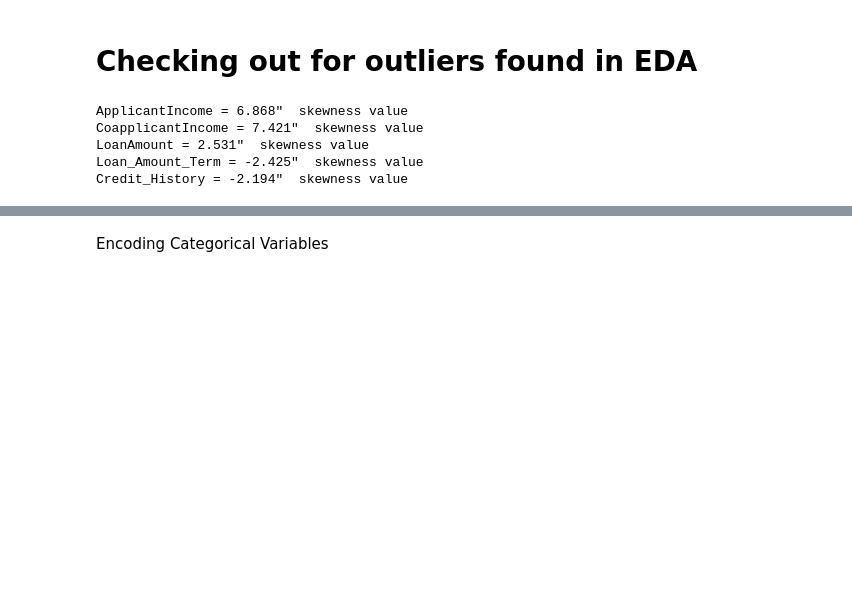
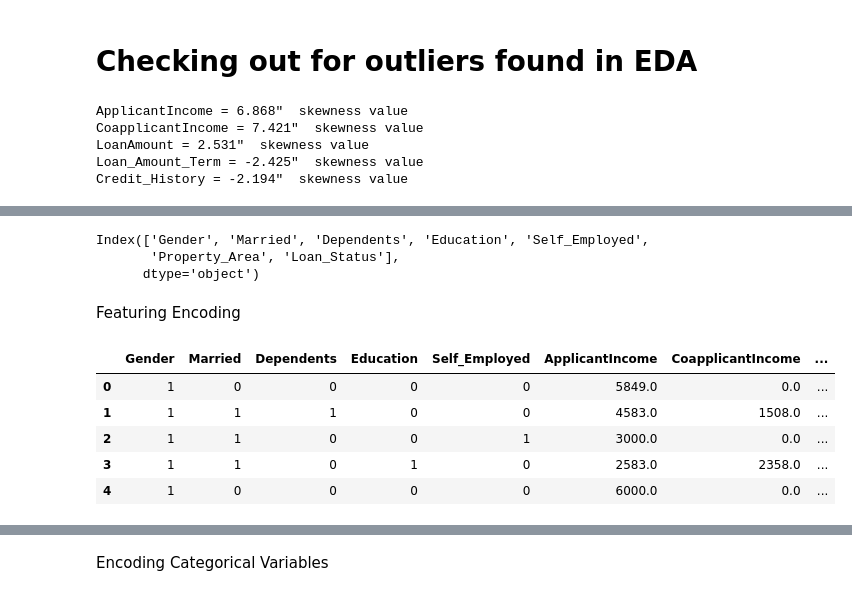
Before and after one commit to ADEOYE-MARY25/My_Task, a Jupyter notebook: week_12/adeoye_mary_task_27.ipynb, the cells around one changed output, grey strips where cells are left out. Cells and saved outputs as stored; diff of their text form; code cells hidden in the pictures; blank space fills up the shorter version.

```diff
--- a/week_12/adeoye_mary_task_27.ipynb
+++ b/week_12/adeoye_mary_task_27.ipynb
@@ -115,0 +208,16 @@ Credit_History = -2.194"  skewness value
+# %%
+print("FEATURE ENGINEERING BASED ON EDA RECOMMENDATIONS")
+
+eps = 1e-6  # Small constant to avoid divide-by-zero
+
+df_processed['Total_Income'] = df_processed['ApplicantIncome'] + (df_processed['CoapplicantIncome'] )
+print("_Total_Income: ApplicantIncome + CpapplicantIncome")
+df_processed.head(2)
+
+df_processed['Loan_Income_Ratio'] = df_processed['LoanAmount'] / (df_processed['Total_Income'] )
+print("_Loan_Income_Ratio: LoanAmount / Total_Income")
+df_processed.head(2)
+
+df_processed['Equated Monthly Installment'] = df_processed['LoanAmount'] / (df_processed['Loan_Amount_Term'] )
+print("Equated Monthly Installment: LoanAmount / Loan_Amount_Term")
+df_processed.head(2)
@@ -115,0 +232,30 @@ Credit_History = -2.194"  skewness value
+# %%
+categorical_col= df.select_dtypes(include="object").columns
+categorical_col
+# %% [output]
+Index(['Gender', 'Married', 'Dependents', 'Education', 'Self_Employed',
+       'Property_Area', 'Loan_Status'],
+      dtype='object')
+# %% [markdown]
+Featuring Encoding
+# %%
+# encoding categorical variables
+from sklearn.preprocessing import LabelEncoder, OneHotEncoder
+le= LabelEncoder()
+binary_col= ["Gender", "Married", "Education", "Self_Employed", "Loan_Status"]
+for col in binary_col:
+    df_processed[col] = le.fit_transform(df_processed[col])
+# OneHotEncoding for multi_category
+
+
+
+df_processed = pd.get_dummies(df_processed, columns=["Property_Area"], drop_first=True)
+
+df_processed.head()
+# %% [output]
+|  | Gender | Married | Dependents | Education | Self_Employed | ApplicantIncome | CoapplicantIncome | ... |
+| 0 | 1 | 0 | 0 | 0 | 0 | 5849.0 | 0.0 | ... |
+| 1 | 1 | 1 | 1 | 0 | 0 | 4583.0 | 1508.0 | ... |
+| 2 | 1 | 1 | 0 | 0 | 1 | 3000.0 | 0.0 | ... |
+| 3 | 1 | 1 | 0 | 1 | 0 | 2583.0 | 2358.0 | ... |
+| 4 | 1 | 0 | 0 | 0 | 0 | 6000.0 | 0.0 | ... |
```
Also changed, not shown: parts of 21 cells of this notebook.
